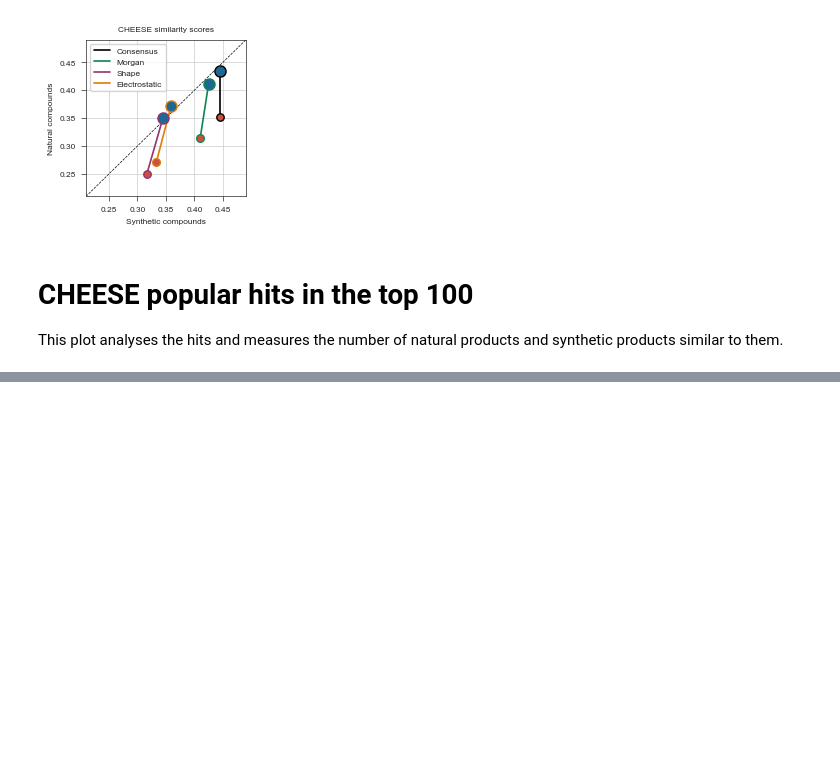
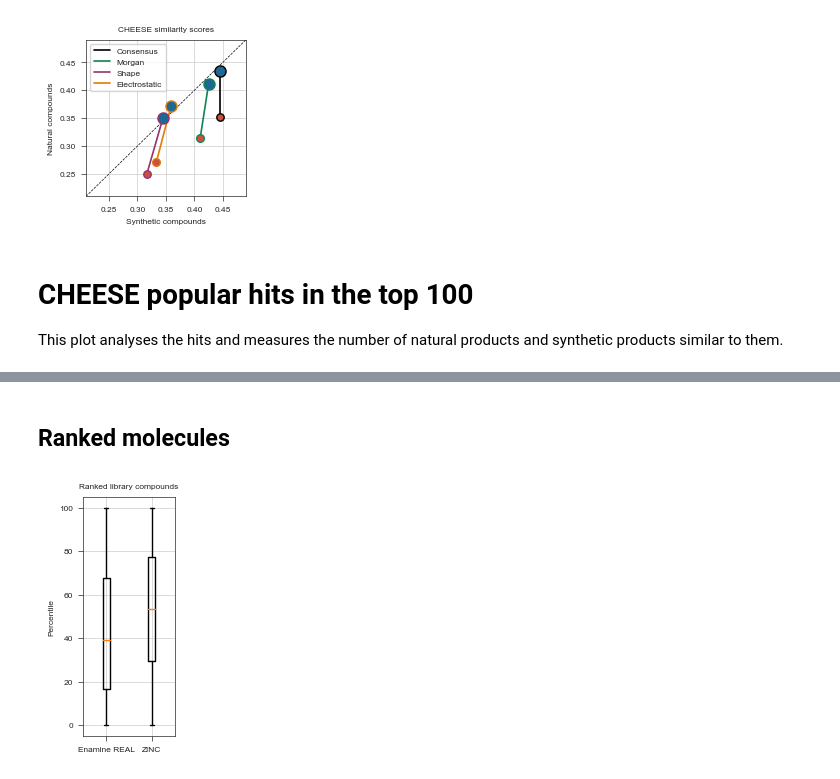
Before and after one commit to ersilia-os/sars-cov-2-chemspace, a Jupyter notebook: notebooks/05_Figure2.ipynb, the cells around one changed output, grey strips where cells are left out. Saved outputs shown, nothing was run; the diff lists cells and outputs as text; code cells hidden in the pictures; blank space fills up the shorter version.

```diff
--- a/notebooks/05_Figure2.ipynb
+++ b/notebooks/05_Figure2.ipynb
@@ -172,0 +181,15 @@ stylia.save_figure("../figures/f2_c.png")
+# %% [markdown]
+## Ranked molecules
+# %%
+df = pd.read_csv("../results/cheese_search_flat_ranked.csv")
+
+fig, axs = stylia.create_figure(1, 1, width=TWO_COLUMNS_WIDTH * 0.2, height= TWO_COLUMNS_WIDTH * 0.4)
+ax = axs.next()
+
+ax.boxplot(x=[df[df["database"] == "enamine-real"]["tot_rank"], df[df["database"] == "zinc15"]["tot_rank"]], labels=["Enamine REAL", "ZINC"])
+stylia.label(ax, title="Ranked library compounds", ylabel="Percentile", xlabel="")
+plt.tight_layout()
+
+stylia.save_figure("../figures/f2_d.png")
+# %% [output]
+[figure, added]
```
Also changed, not shown: parts of 9 cells of this notebook, 9 other files.
